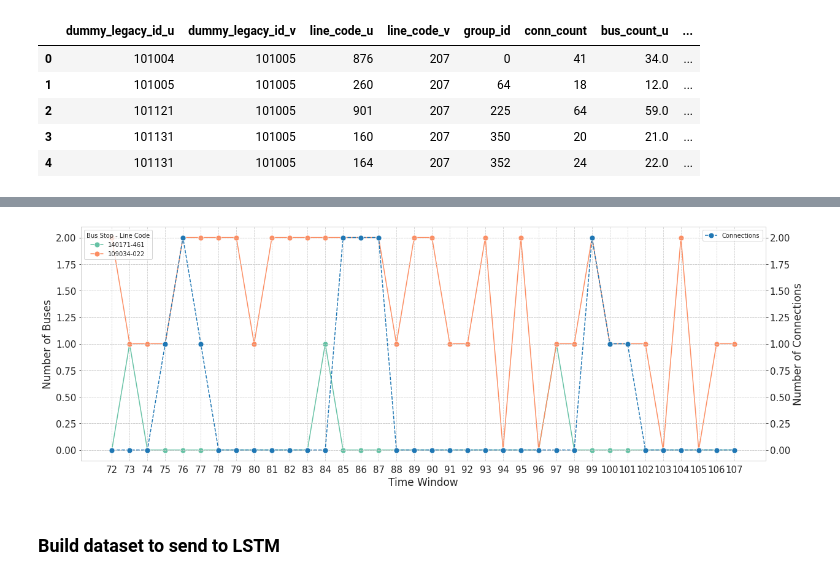
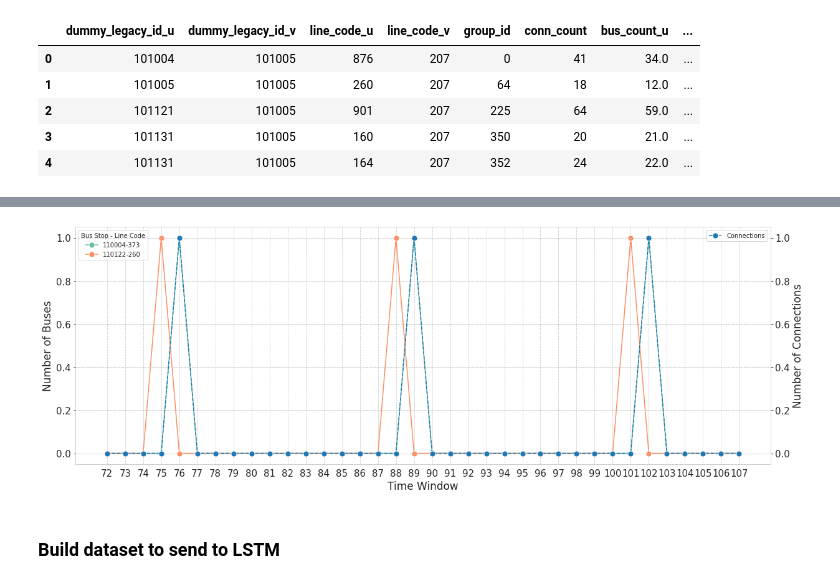
Before and after one commit to jcnborges/busanalysis, a Jupyter notebook: notebooks/ieee_t_its_2024/ieee-t-its.ipynb, the cells around one changed output, grey strips where cells are left out. Cells and saved outputs as stored; diff of their text form; code cells hidden in the pictures.

```diff
--- a/notebooks/ieee_t_its_2024/ieee-t-its.ipynb
+++ b/notebooks/ieee_t_its_2024/ieee-t-its.ipynb
@@ -254,5 +260,5 @@ x.sort_values('conn_count_normalized', ascending = False).head(50)
 # %%
-group_id = 92228
+group_id = 52284
 period = 'Morning'
 
 edge_info = df_analise_edges.query(f"group_id == {group_id}")
@@ -263,34 +269,34 @@ else:
     minor_id = list(edge_info[['dummy_legacy_id_v', 'line_code_v']].itertuples(index=False, name=None))[0]
     bigger_id = list(edge_info[['dummy_legacy_id_u', 'line_code_u']].itertuples(index=False, name=None))[0]
 
 ba = df_bus_availability.query(f"period == '{period}'").copy()
 df0 = ba.query(f"(dummy_legacy_id == {minor_id[0]} and line_code == '{minor_id[1]}') or (dummy_legacy_id == {bigger_id[0]} and line_code == '{bigger_id[1]}')").copy()
 df0['label'] = df0['dummy_legacy_id'].astype(str) + "-" + df0['line_code']
 pe = positive_edges.query(f"period == '{period}' and group_id == {group_id} and duration >= {cd[0]} and duration <= {cd[1]}").copy()
 pe['time_window'] = (60 * pe["event_timestamp_v"].dt.hour + pe["event_timestamp_v"].dt.minute).floordiv(tw)
 df1 = pd.merge(df0.time_window.drop_duplicates(), pe.groupby('time_window').size().reset_index(name='conn_count'), how = 'left').fillna(0)
 
 fig, axes = plt.subplots(figsize = (20, 7))
 sns.set_style("whitegrid", {'grid.linestyle': '--'})
 g0 = sns.lineplot(x = df0.time_window, y = df0.bus_count, estimator = 'mean', errorbar = ('ci', 95), hue = df0.label, hue_order = ["%s-%s" % (minor_id[0], minor_id[1]), "%s-%s" % (bigger_id[0], bigger_id[1])], legend = True, palette = sns.color_palette("Set2", 2), marker = 'o', markersize = 9, linestyle = "solid",)
 g0.tick_params(labelsize = 15)
 g0.set_ylabel("Number of Buses", fontsize = 17)
 g0.set_xlabel("Time Window", fontsize = 17)
 g0.set_xticks(df0.time_window.drop_duplicates())
 plt.legend(title = 'Bus Stop - Line Code', loc = 'upper left')
 
 g1 = sns.lineplot(x = df1.time_window, y = df1.conn_count, marker = 'o', markersize = 9, linestyle = "dashed", ax = g0.axes.twinx(), label = 'Connections')
 g1.tick_params(labelsize = 15)
 g1.set_ylabel("Number of Connections", fontsize = 17);
 
 # Ajustando a escala do eixo y
 ymin = min(g0.get_ylim()[0], g1.get_ylim()[0])
 ymax = max(g0.get_ylim()[1], g1.get_ylim()[1])
 
 g0.set_ylim(ymin, ymax)
 g1.set_ylim(ymin, ymax);
 # %% [output]
-[figure, old version]
+[figure, new version]
 # %% [markdown]
 <h3>Build dataset to send to LSTM</h3>
 # %%
```
Also changed, not shown: parts of 15 cells of this notebook, 38 other files.
